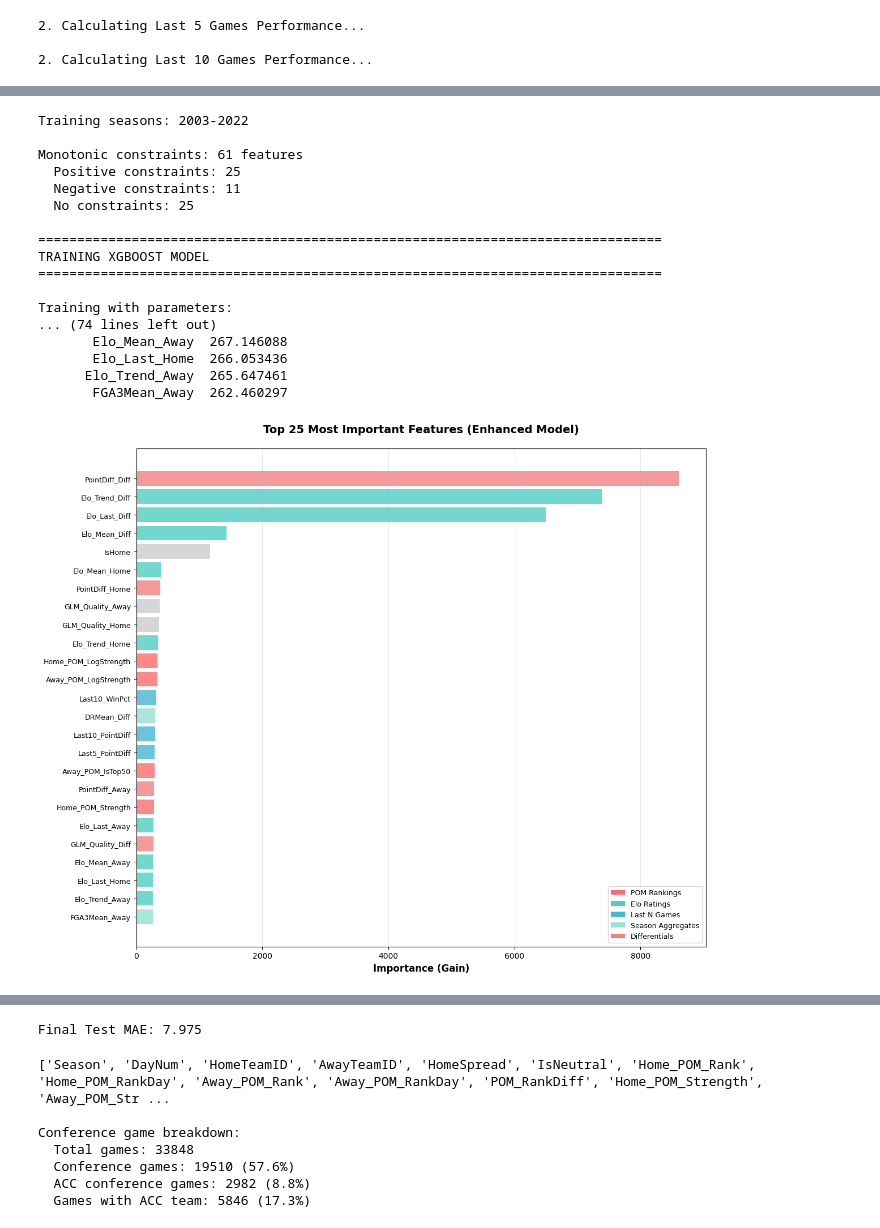
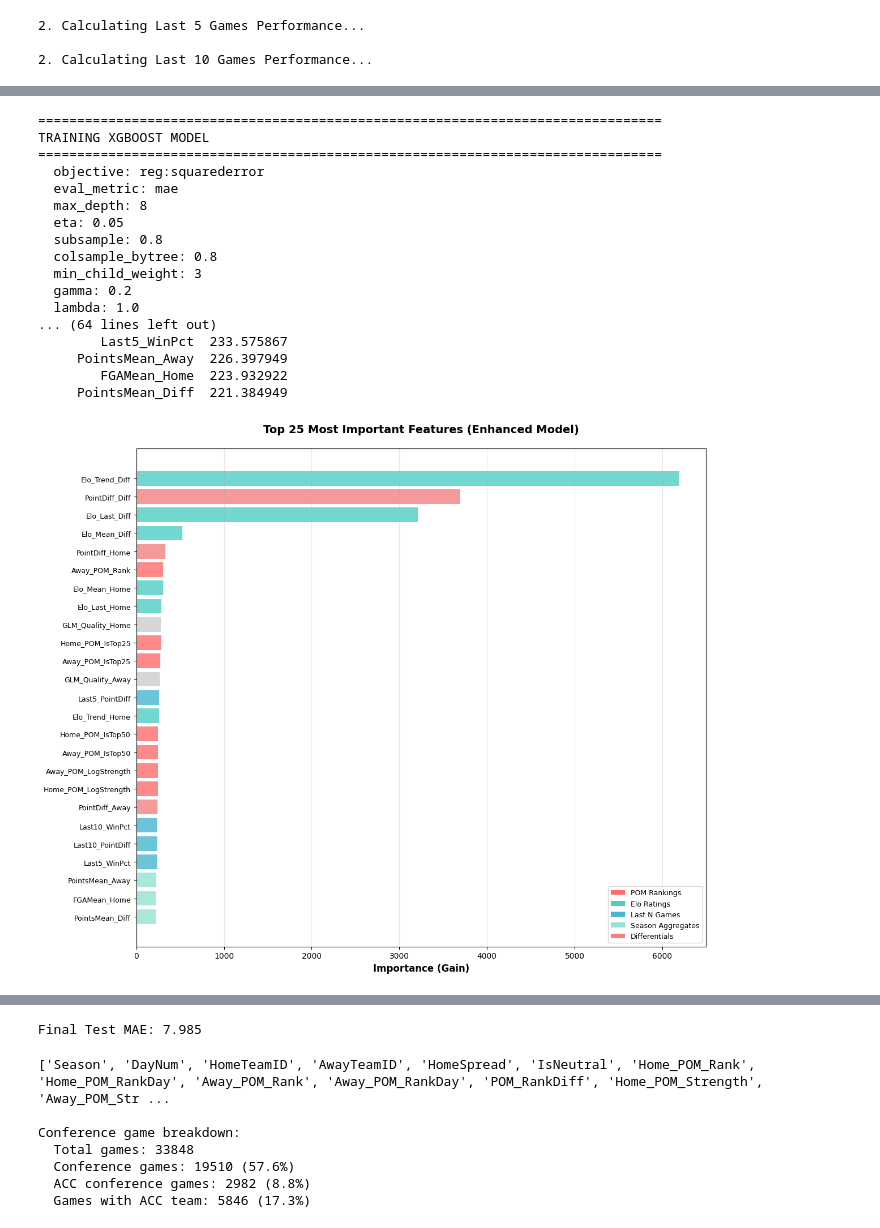
Before and after one commit to isaacvm98/go_duke_triangle_comp, a Jupyter notebook: acc_model.ipynb, the cells around one changed output, grey strips where cells are left out. Cells and saved outputs as stored; diff of their text form; code cells hidden in the pictures.

Commit message:
Clean up notebook. GLM calculations

```diff
--- a/acc_model.ipynb
+++ b/acc_model.ipynb
@@ -609,10 +609,10 @@ teams_in_target_confs = df_conferences[
 ]['TeamID'].unique()
 
 # Filter games to only include games where BOTH teams are from target conferences
-df_teams = df_teams[
-    (df_teams['WTeamID'].isin(teams_in_target_confs)) |
-    (df_teams['LTeamID'].isin(teams_in_target_confs))
-]
+# df_teams = df_teams[
+#     (df_teams['WTeamID'].isin(teams_in_target_confs)) |
+#     (df_teams['LTeamID'].isin(teams_in_target_confs))
+# ]
 # %%
 def calculate_point_spread(df_teams):
     """
@@ -1595,5 +691,0 @@ plot_predictions(y_test, test_pred, 'Test')
-# %%
-df_games = df_games.merge(df_conferences,left_on=['Season','HomeTeamID'],right_on=['Season','TeamID'],how='left')
-df_games = df_games.rename(columns={'ConfAbbrev':'HConfAbbrev'})
-df_games = df_games.merge(df_conferences,left_on=['Season','AwayTeamID'],right_on=['Season','TeamID'],how='left')
-df_games = df_games.rename(columns={'ConfAbbrev':'AConfAbbrev'})
@@ -2232,5 +1347,11 @@ Ready for modeling with enhanced March Madness features!
 # %%
 df_model_clean['IsHome'] = 1 - df_model_clean['IsNeutral']
+# %%
+distances = pd.read_csv('data/distances.csv')
+df_model_clean = df_model_clean.merge(distances[['Season','DayNum','HTeamId','ATeamID','HTeamName','ATeamName','distance_miles']], left_on= ['Season','DayNum','HomeTeamID','AwayTeamID'],
+               right_on= ['Season','DayNum','HTeamId','ATeamID'])
+
+#df_model_clean = df_model_clean.drop(['HTeamId','ATeamID'],axis=1)
 # %%
 #enhanced_features = ['IsNeutral']
 enhanced_features = []
@@ -2243,11 +1364,21 @@ enhanced_features.append('IsHome')
 # Remove duplicates and filter to existing columns
 enhanced_features = list(set(enhanced_features))
 enhanced_features = [f for f in enhanced_features if f in df_model_clean.columns]
+enhanced_features.extend(['distance_miles'])
 # %%
 import xgboost as xgb
 from sklearn.metrics import mean_absolute_error, mean_squared_error, r2_score
 import matplotlib.pyplot as plt
 
+TARGET_CONFERENCES = ['acc', 'big_twelve', 'sec', 'big_ten', 'pac_twelve', 'big_east']
+teams_in_target_confs = df_conferences[
+    df_conferences['ConfAbbrev'].isin(TARGET_CONFERENCES)
+]['TeamID'].unique()
+
+df_model_clean = df_model_clean[
+    (df_model_clean['HomeTeamID'].isin(teams_in_target_confs)) |
+    (df_model_clean['AwayTeamID'].isin(teams_in_target_confs))
+]
 
 # ============================================================================
 # 1. PREPARE DATA SPLITS
@@ -2266,8 +1397,6 @@ def prepare_enhanced_data_splits(df_model_clean, enhanced_features,
     available_seasons = sorted(df_model_clean['Season'].unique())
 
     train_seasons = [s for s in available_seasons if s not in val_seasons and s != test_season]
-    print(f"Training seasons: {min(train_seasons)}-{max(train_seasons)}")
-
     train_data = df_model_clean[
         (df_model_clean['Season'].isin(train_seasons)) &
         (df_model_clean['DayNum'] <= 120)
@@ -2291,12 +1420,6 @@ def prepare_enhanced_data_splits(df_model_clean, enhanced_features,
         (df_model_clean['DayNum'] >= target_day_range[0]) &
         (df_model_clean['DayNum'] <= target_day_range[1])
     ].copy()
-
-    # If test set is empty, use games from test season outside target range
-    if len(test_data) == 0:
-        print(f"WARNING: No games in test season {test_season} within day range {target_day_range}")
-        print("Using all games from test season instead...")
-        test_data = df_model_clean[df_model_clean['Season'] == test_season].copy()
 
     # Extract features
     X_train = train_data[enhanced_features].copy()
@@ -2413,11 +1536,6 @@ def get_enhanced_monotonic_constraints(feature_cols):
 
 monotonic_constraints = get_enhanced_monotonic_constraints(enhanced_features)
 
-print(f"\nMonotonic constraints: {len(monotonic_constraints)} features")
-print(f"  Positive constraints: {sum(1 for c in monotonic_constraints if c == 1)}")
-print(f"  Negative constraints: {sum(1 for c in monotonic_constraints if c == -1)}")
-print(f"  No constraints: {sum(1 for c in monotonic_constraints if c == 0)}")
-
 
 # ============================================================================
 # 3. TRAIN XGBOOST MODEL
@@ -2448,7 +1566,6 @@ params = {
     'seed': 42
 }
 
-print("\nTraining with parameters:")
 for key, value in params.items():
     if key != 'monotone_constraints':
         print(f"  {key}: {value}")
@@ -2670,45 +1787,45 @@ def plot_enhanced_predictions(y_val, val_pred, y_test, test_pred):
 
     # Test - Residuals
     ax5 = axes[1, 1]
     test_residuals = y_test - test_pred
     ax5.scatter(test_pred, test_residuals, alpha=0.5, s=20, color='green')
     ax5.axhline(y=0, color='r', linestyle='--', lw=2)
     ax5.set_xlabel('Predicted Home Spread', fontweight='bold')
     ax5.set_ylabel('Residual', fontweight='bold')
     ax5.set_title('Test Residuals', fontweight='bold')
     ax5.grid(True, alpha=0.3)
 
     # Test - Histogram
     ax6 = axes[1, 2]
     ax6.hist(test_residuals, bins=50, edgecolor='black', alpha=0.7, color='green')
     ax6.axvline(x=0, color='r', linestyle='--', lw=2)
     ax6.set_xlabel('Residual', fontweight='bold')
     ax6.set_ylabel('Frequency', fontweight='bold')
     ax6.set_title(f'Test Error Distribution\nStd: {test_residuals.std():.2f}',
                  fontweight='bold')
     ax6.grid(axis='y', alpha=0.3)
 
     plt.tight_layout()
     plt.show()
 
 plot_enhanced_predictions(y_val, val_pred, y_test, test_pred)
 print(f"\nFinal Test MAE: {results_df.loc['Test', 'MAE']:.3f}")
 # %% [output]
-Training seasons: 2003-2022
-
-Monotonic constraints: 61 features
-  Positive constraints: 25
-  Negative constraints: 11
-  No constraints: 25
-
 ================================================================================
 TRAINING XGBOOST MODEL
 ================================================================================
-
-Training with parameters:
-... (74 lines left out)
-       Elo_Mean_Away  267.146088
-       Elo_Last_Home  266.053436
-      Elo_Trend_Away  265.647461
-       FGA3Mean_Away  262.460297
+  objective: reg:squarederror
+  eval_metric: mae
+  max_depth: 8
+  eta: 0.05
+  subsample: 0.8
+  colsample_bytree: 0.8
+  min_child_weight: 3
+  gamma: 0.2
+  lambda: 1.0
+... (64 lines left out)
+        Last5_WinPct  233.575867
+     PointsMean_Away  226.397949
+        FGAMean_Home  223.932922
+     PointsMean_Diff  221.384949
-[figure, old version]
+[figure, new version]
@@ -2716 +1833 @@ Training with parameters:
-Final Test MAE: 7.975
+Final Test MAE: 7.985
```
Also changed, not shown: parts of 46 cells of this notebook, 3 other files.
